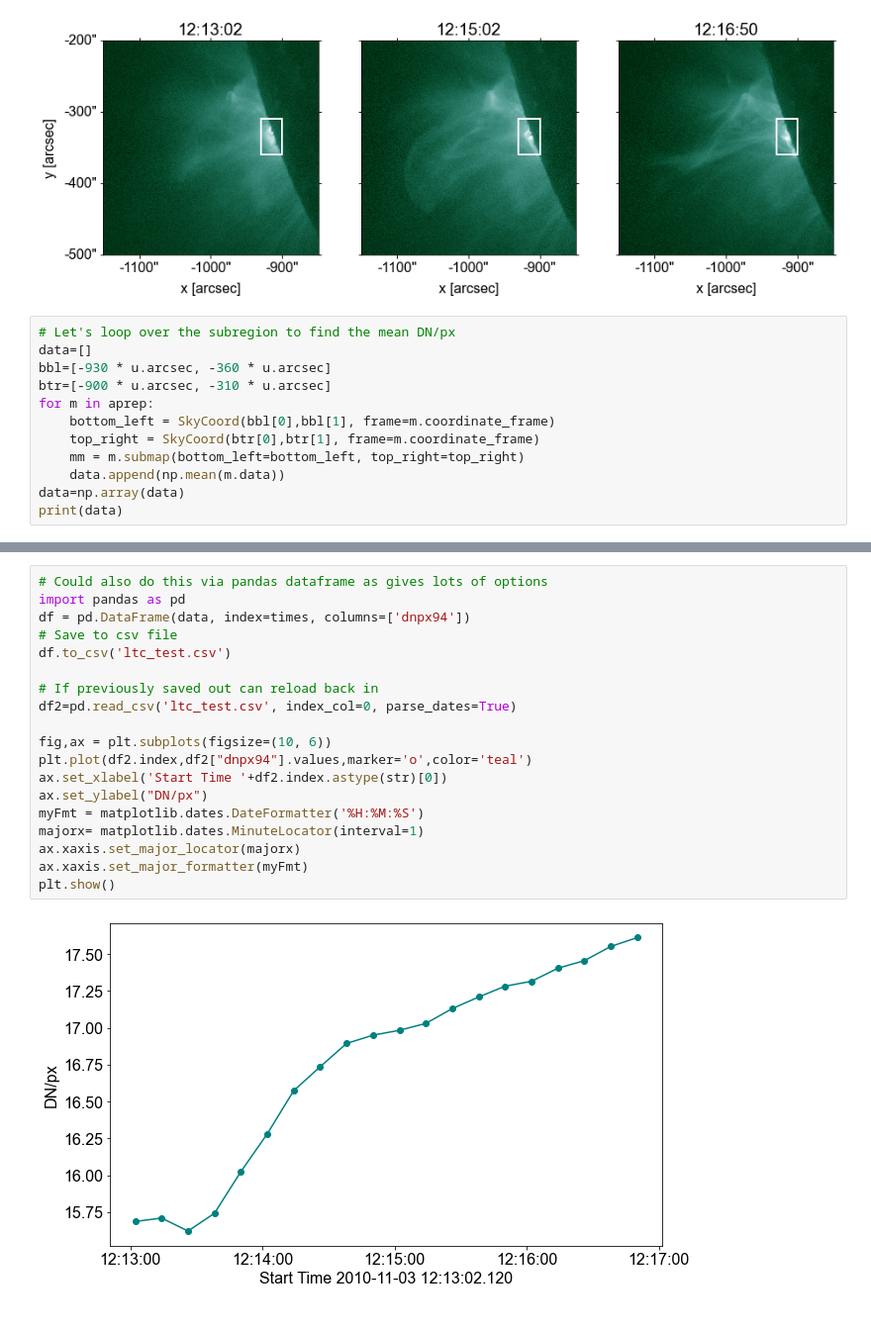
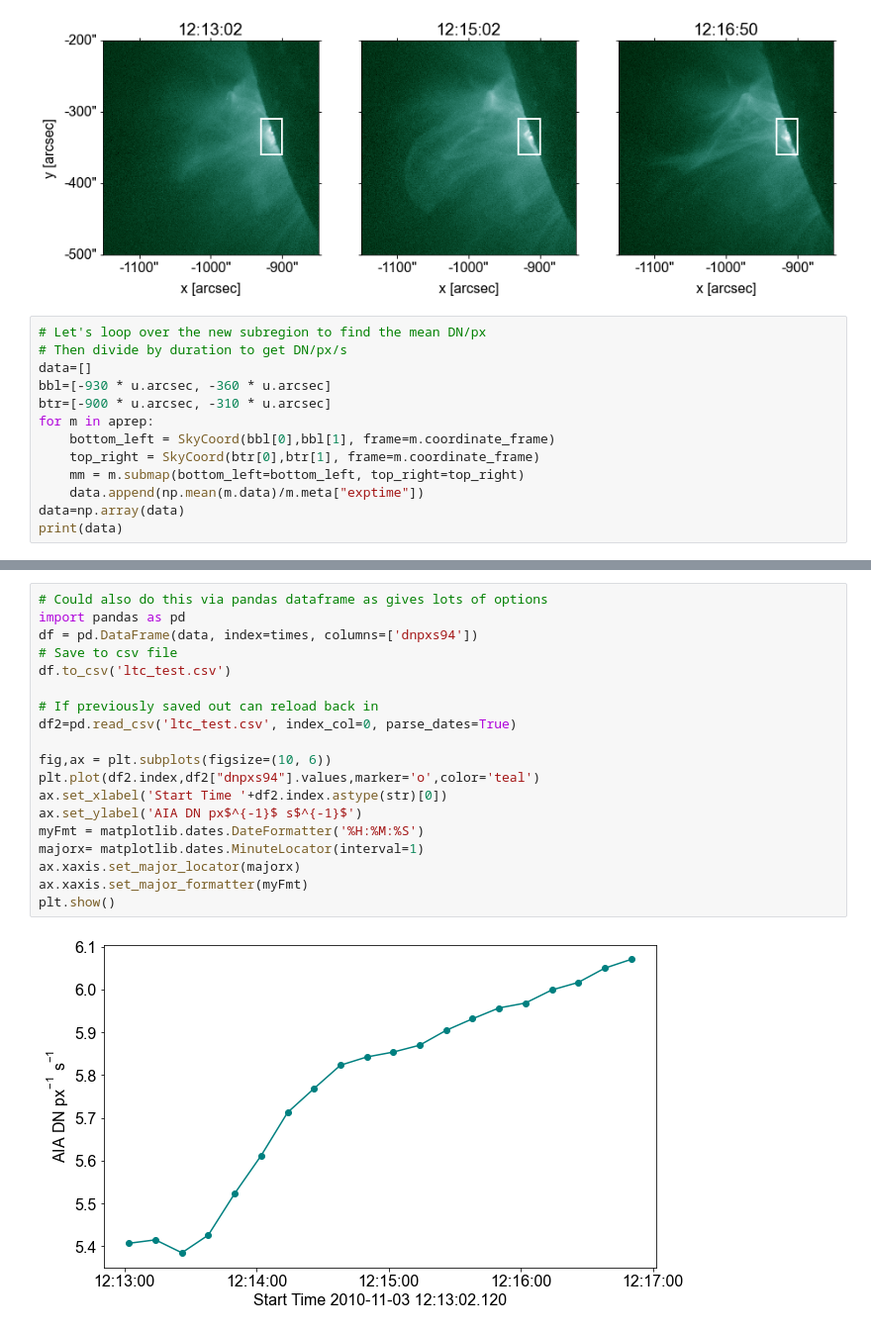
Before and after one commit to ianan/demreg, a Jupyter notebook: python/example_aia_getprep.ipynb, the cells around one changed output, grey strips where cells are left out. Shown at 99% size. Drawn from its saved outputs; the diff is of its cells as text.

```diff
--- a/python/example_aia_getprep.ipynb
+++ b/python/example_aia_getprep.ipynb
@@ -135,7 +126,8 @@ plt.show()
 # %% [output]
 [figure]
 # %%
-# Let's loop over the subregion to find the mean DN/px
+# Let's loop over the new subregion to find the mean DN/px
+# Then divide by duration to get DN/px/s
 data=[]
 bbl=[-930 * u.arcsec, -360 * u.arcsec]
 btr=[-900 * u.arcsec, -310 * u.arcsec]
@@ -143,7 +135,7 @@ for m in aprep:
     bottom_left = SkyCoord(bbl[0],bbl[1], frame=m.coordinate_frame)
     top_right = SkyCoord(btr[0],btr[1], frame=m.coordinate_frame)
     mm = m.submap(bottom_left=bottom_left, top_right=top_right)
-    data.append(np.mean(m.data))
+    data.append(np.mean(m.data)/m.meta["exptime"])
 data=np.array(data)
 print(data)
 # %% [output]
@@ -172,24 +164,24 @@ plt.show()
 # %%
 # Could also do this via pandas dataframe as gives lots of options
 import pandas as pd
-df = pd.DataFrame(data, index=times, columns=['dnpx94'])
+df = pd.DataFrame(data, index=times, columns=['dnpxs94'])
 # Save to csv file
 df.to_csv('ltc_test.csv')
 
 # If previously saved out can reload back in
 df2=pd.read_csv('ltc_test.csv', index_col=0, parse_dates=True)
 
 fig,ax = plt.subplots(figsize=(10, 6))
-plt.plot(df2.index,df2["dnpx94"].values,marker='o',color='teal')
+plt.plot(df2.index,df2["dnpxs94"].values,marker='o',color='teal')
 ax.set_xlabel('Start Time '+df2.index.astype(str)[0])
-ax.set_ylabel("DN/px")
+ax.set_ylabel('AIA DN px$^{-1}$ s$^{-1}$')
 myFmt = matplotlib.dates.DateFormatter('%H:%M:%S')
 majorx= matplotlib.dates.MinuteLocator(interval=1)
 ax.xaxis.set_major_locator(majorx)
 ax.xaxis.set_major_formatter(myFmt)
 plt.show()
 # %% [output]
-[figure, old version]
+[figure, new version]
 # %%
 # # Could also do it via astropy timeseries
 # # Careful as this timeseries different from the sunpy one used above
```
Also changed, not shown: parts of 9 cells of this notebook.
